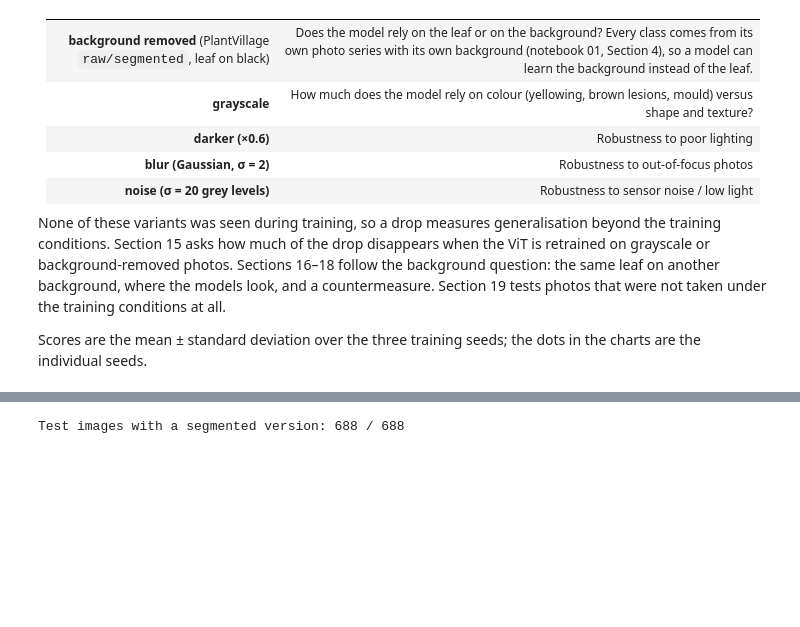
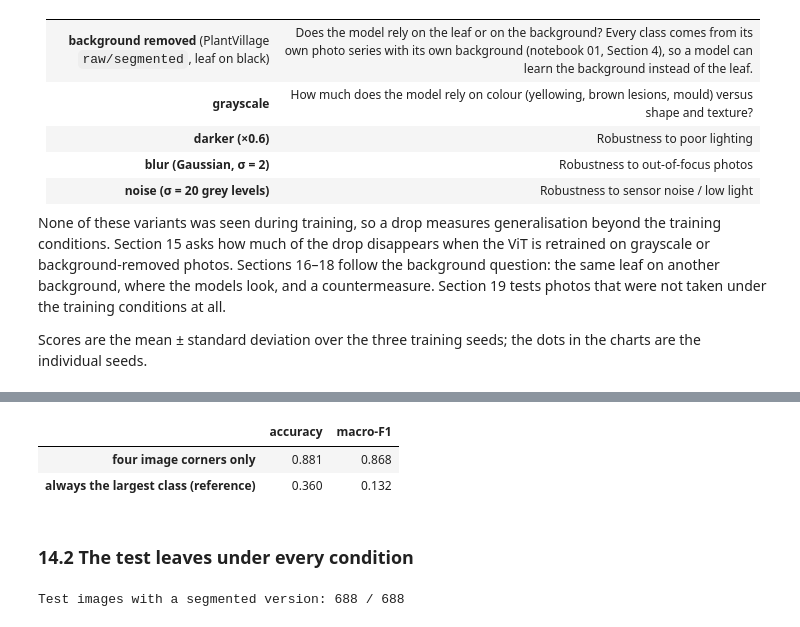
Before and after one commit to zichengs/COMP7015_AI_Group_Project5, a Jupyter notebook: 05_robustness.ipynb, the cells around one changed output, grey strips where cells are left out. Saved outputs shown, nothing was run; the diff lists cells and outputs as text; code cells hidden in the pictures; blank space fills up the shorter version.

```diff
--- a/05_robustness.ipynb
+++ b/05_robustness.ipynb
@@ -76 +81,40 @@ Scores are the mean ± standard deviation over the three training seeds; the dot
+# %%
+def corner_features(images, size=24):
+    # Mean colour of the four image corners: the background only, 12 numbers per photo.
+    corners = [
+        images[:, :, :size, :size],
+        images[:, :, :size, -size:],
+        images[:, :, -size:, :size],
+        images[:, :, -size:, -size:],
+    ]
+    return torch.cat([c.float().mean(dim=(2, 3)) for c in corners], dim=1).numpy()
+
+
+X_corners, y_all = corner_features(data.images), data.labels.numpy()
+corner_model = RandomForestClassifier(
+    n_estimators=200, random_state=DATA_CONFIG["split_seed"], n_jobs=-1
+).fit(X_corners[data.train_idx], y_all[data.train_idx])
+corner_pred = corner_model.predict(X_corners[data.val_idx])
+majority_pred = np.full(len(data.val_idx), np.bincount(y_all[data.train_idx]).argmax())
+background_only = pd.DataFrame(
+    {
+        "accuracy": [
+            accuracy_score(y_all[data.val_idx], corner_pred),
+            accuracy_score(y_all[data.val_idx], majority_pred),
+        ],
+        "macro-F1": [
+            f1_score(y_all[data.val_idx], corner_pred, average="macro"),
+            f1_score(y_all[data.val_idx], majority_pred, average="macro"),
+        ],
+    },
+    index=["four image corners only", "always the largest class (reference)"],
+)
+background_only.to_csv(out_path("background_only.csv"))
+background_only.round(3)
+# %% [output]
+|  | accuracy | macro-F1 |
+| four image corners only | 0.881 | 0.868 |
+| always the largest class (reference) | 0.360 | 0.132 |
+# %% [markdown]
+### 14.2 The test leaves under every condition
 # %%
```
Also changed, not shown: parts of 5 cells of this notebook, 4 other files.
